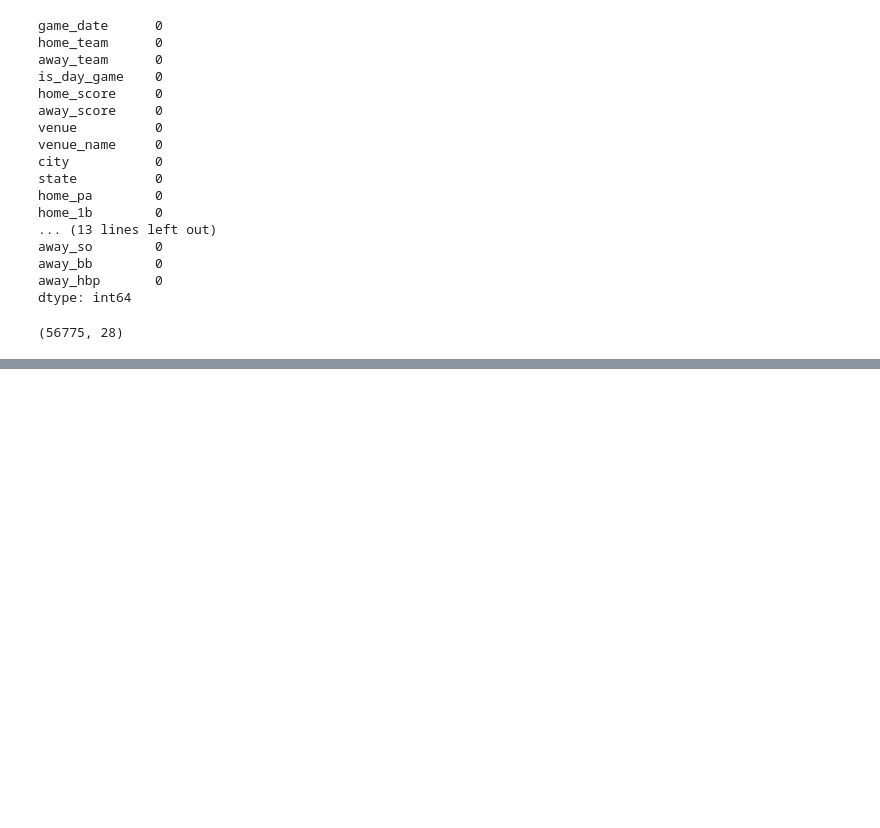
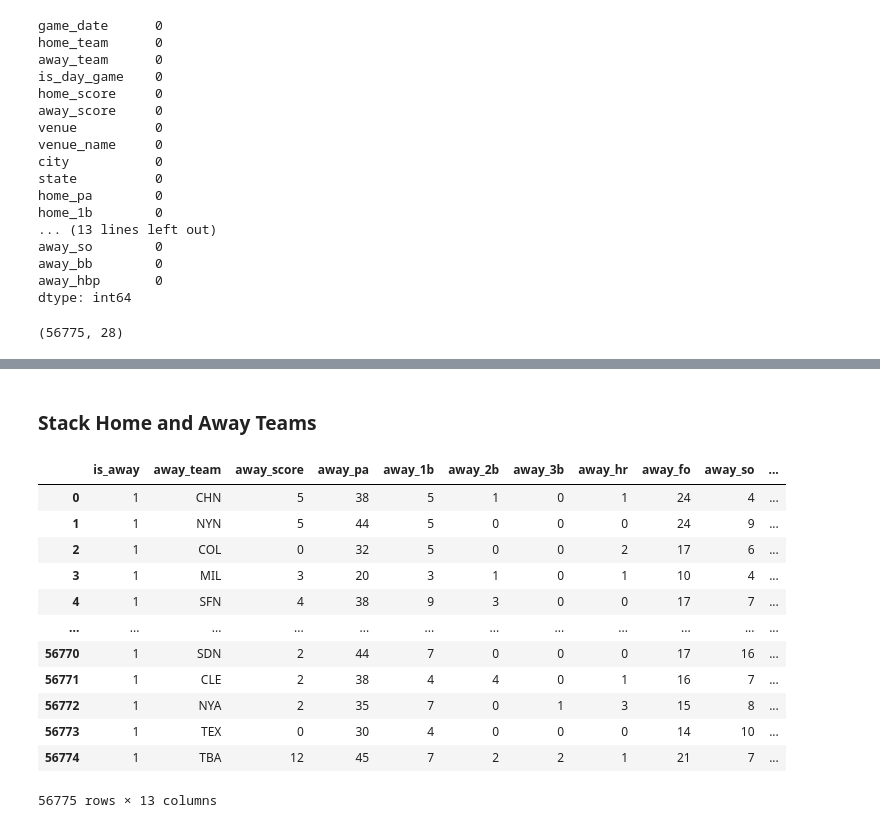
Before and after one commit to kyleanthonyr/datathon_2024, a Jupyter notebook: backend/notebooks/cleaning_wrangling.ipynb, the cells around one changed output, grey strips where cells are left out. Saved outputs shown, nothing was run; the diff lists cells and outputs as text; code cells hidden in the pictures; blank space fills up the shorter version.

```diff
--- a/backend/notebooks/cleaning_wrangling.ipynb
+++ b/backend/notebooks/cleaning_wrangling.ipynb
@@ -58,0 +148,5 @@ astro_df.drop_duplicates().shape
+# %%
+# Drop unnecessary columns
+columns_to_drop = ['game_date', 'venue', 'venue_name', 'state', 'city']
+
+astro_df.drop(columns_to_drop, axis=1, inplace=True)
@@ -58,0 +169,13 @@ astro_df.drop_duplicates().shape
+# %% [markdown]
+### Stack Home and Away Teams
+# %%
+home_cols = ['home_team', 'home_score', 'home_pa', 'home_1b',
+             'home_2b', 'home_3b', 'home_hr', 'home_fo', 'home_so',
+            'home_bb', 'home_hbp', 'is_day_game']
+
+away_cols = ['away_team', 'away_score', 'away_pa', 'away_1b',
+             'away_2b', 'away_3b', 'away_hr', 'away_fo', 'away_so',
+            'away_bb', 'away_hbp', 'is_day_game']
+# %%
+home_df = astro_df[home_cols]
+away_df = astro_df[away_cols]
@@ -58,0 +185,18 @@ astro_df.drop_duplicates().shape
+# %%
+away_df.insert(0, 'is_away', 1)
+# %%
+away_df
+# %% [output]
+|  | is_away | away_team | away_score | away_pa | away_1b | away_2b | away_3b | away_hr | away_fo | away_so | ... |
+| 0 | 1 | CHN | 5 | 38 | 5 | 1 | 0 | 1 | 24 | 4 | ... |
+| 1 | 1 | NYN | 5 | 44 | 5 | 0 | 0 | 0 | 24 | 9 | ... |
+| 2 | 1 | COL | 0 | 32 | 5 | 0 | 0 | 2 | 17 | 6 | ... |
+| 3 | 1 | MIL | 3 | 20 | 3 | 1 | 0 | 1 | 10 | 4 | ... |
+| 4 | 1 | SFN | 4 | 38 | 9 | 3 | 0 | 0 | 17 | 7 | ... |
+| ... | ... | ... | ... | ... | ... | ... | ... | ... | ... | ... | ... |
+| 56770 | 1 | SDN | 2 | 44 | 7 | 0 | 0 | 0 | 17 | 16 | ... |
+| 56771 | 1 | CLE | 2 | 38 | 4 | 4 | 0 | 1 | 16 | 7 | ... |
+| 56772 | 1 | NYA | 2 | 35 | 7 | 0 | 1 | 3 | 15 | 8 | ... |
+| 56773 | 1 | TEX | 0 | 30 | 4 | 0 | 0 | 0 | 14 | 10 | ... |
+| 56774 | 1 | TBA | 12 | 45 | 7 | 2 | 2 | 1 | 21 | 7 | ... |
+56775 rows × 13 columns
```
Also changed, not shown: parts of 14 cells of this notebook.
